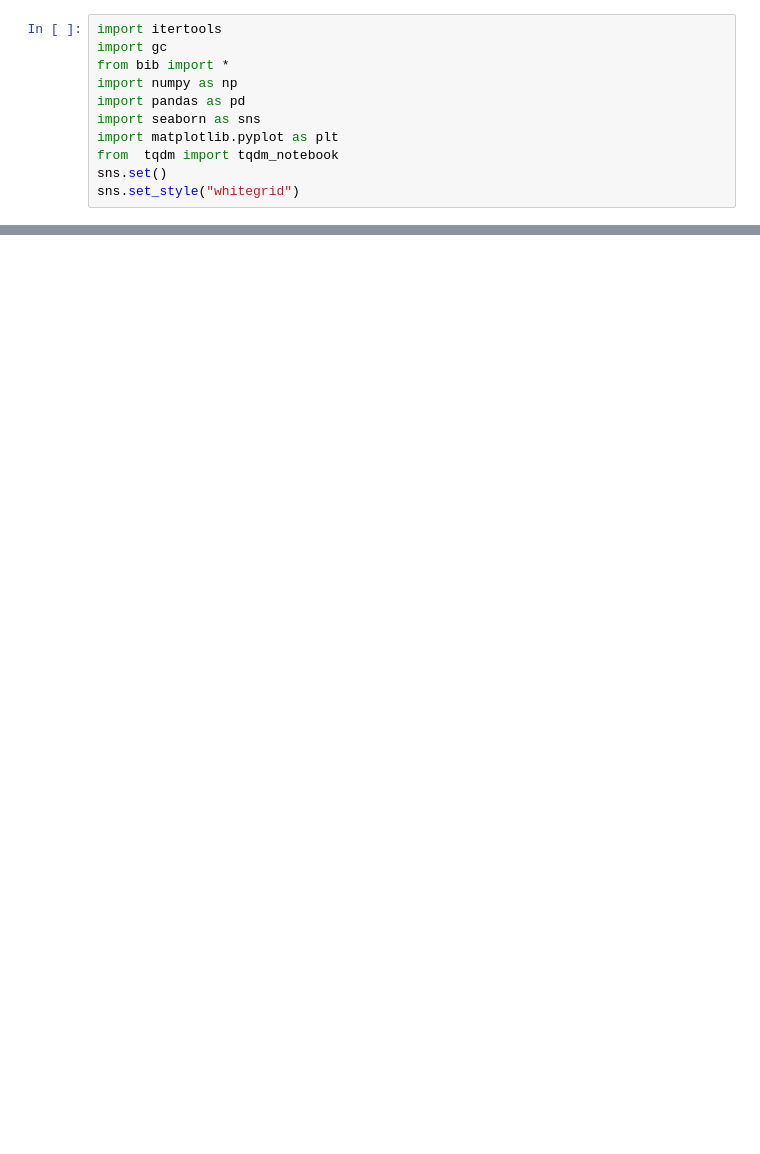
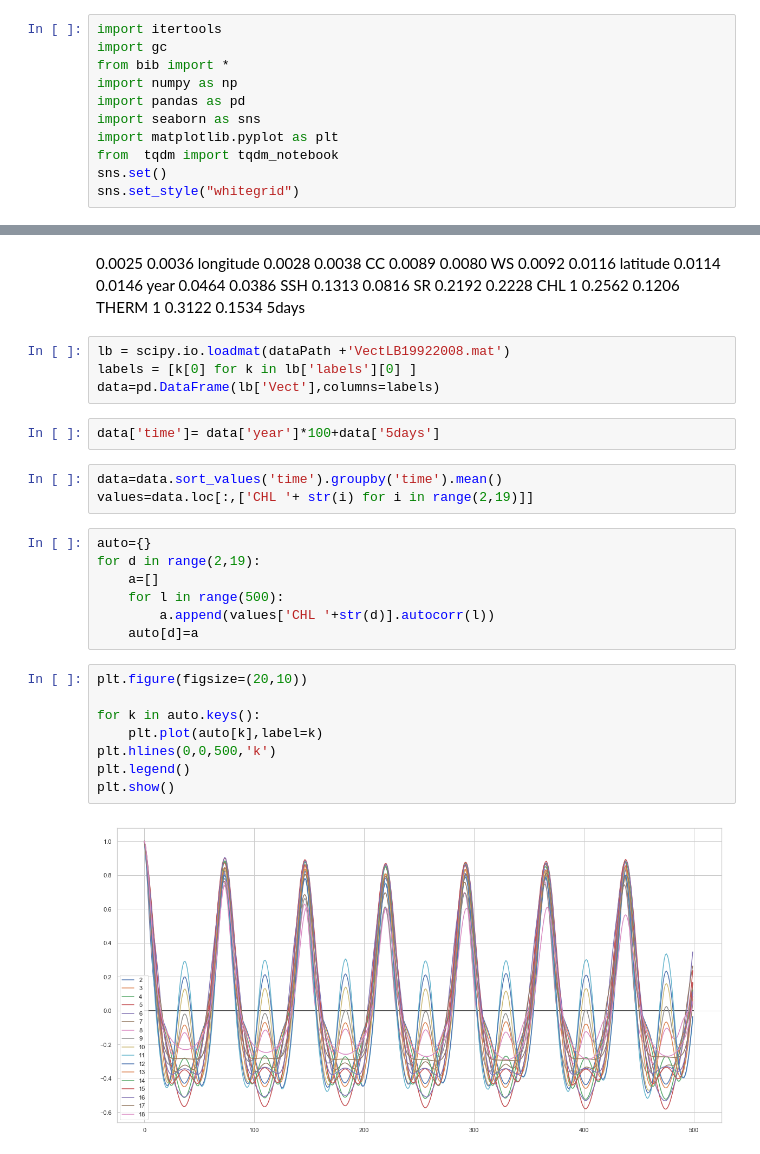
Before and after one commit to boussoffara/ocean-depth, a Jupyter notebook: notebooks/EDA.ipynb, the cells around one changed output, grey strips where cells are left out. Drawn from its saved outputs; the diff is of its cells as text; blank space fills up the shorter version.

```diff
--- a/notebooks/EDA.ipynb
+++ b/notebooks/EDA.ipynb
@@ -57,0 +115,37 @@ plt.show()
+# %% [markdown]
+0.0025 	 0.0036 	 longitude
+0.0028 	 0.0038 	 CC
+0.0089 	 0.0080 	 WS
+0.0092 	 0.0116 	 latitude
+0.0114 	 0.0146 	 year
+0.0464 	 0.0386 	 SSH
+0.1313 	 0.0816 	 SR
+0.2192 	 0.2228 	 CHL 1
+0.2562 	 0.1206 	 THERM 1
+0.3122 	 0.1534 	 5days
+# %%
+lb = scipy.io.loadmat(dataPath +'VectLB19922008.mat')
+labels = [k[0] for k in lb['labels'][0] ]
+data=pd.DataFrame(lb['Vect'],columns=labels)
+# %%
+data['time']= data['year']*100+data['5days']
+# %%
+data=data.sort_values('time').groupby('time').mean()
+values=data.loc[:,['CHL '+ str(i) for i in range(2,19)]]
+# %%
+auto={}
+for d in range(2,19):
+    a=[]
+    for l in range(500):
+        a.append(values['CHL '+str(d)].autocorr(l))
+    auto[d]=a
+# %%
+plt.figure(figsize=(20,10))
+
+for k in auto.keys():
+    plt.plot(auto[k],label=k)
+plt.hlines(0,0,500,'k')
+plt.legend()
+plt.show()
+# %% [output]
+[figure, added]
```
Also changed, not shown: parts of 12 cells of this notebook, 9 other files.
